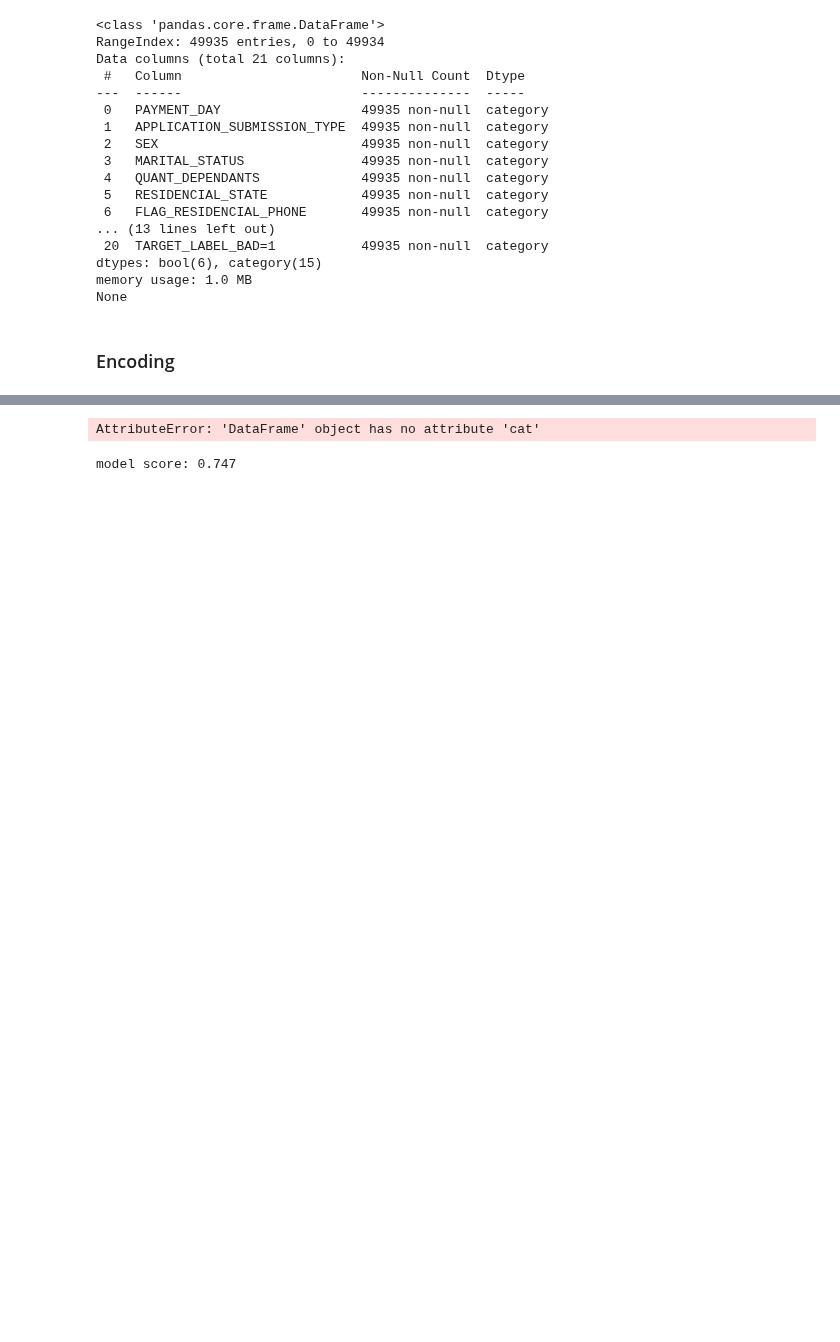
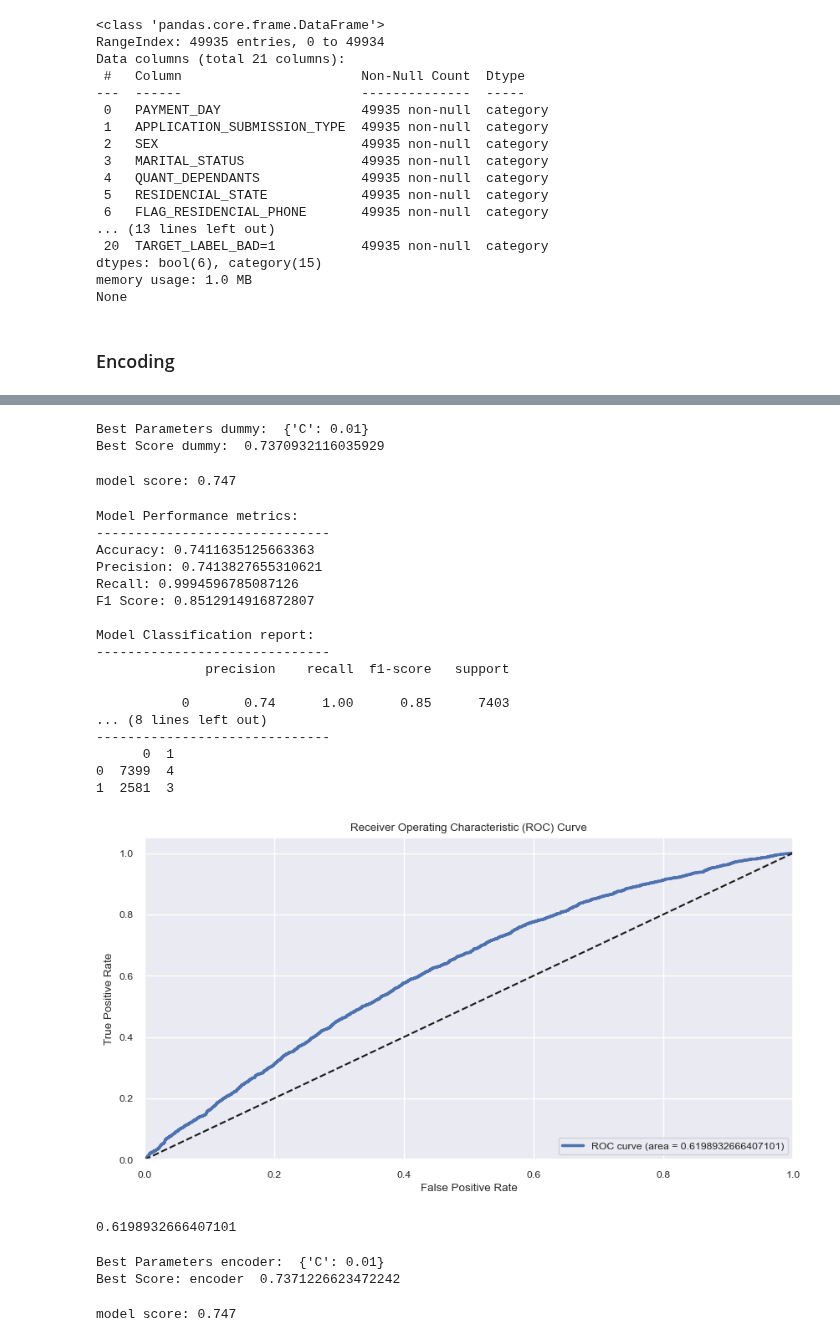
Before and after one commit to tutecode/credit-risk-analysis, a Jupyter notebook: src/notebooks/model_ml_model_dev_v0.ipynb, the cells around one changed output, grey strips where cells are left out. Saved outputs shown, nothing was run; the diff lists cells and outputs as text; code cells hidden in the pictures; blank space fills up the shorter version.

```diff
--- a/src/notebooks/model_ml_model_dev_v0.ipynb
+++ b/src/notebooks/model_ml_model_dev_v0.ipynb
@@ -116,25 +117,50 @@ import pandas as pd
+# %%
+# for dummies as encoder
+grid_search_dum = GridSearchCV(model_lr, param_grid, cv=5) # create a grid search object for dummy
+grid_search_dum.fit(X_train_dum, y_train_dum) # fit the grid search object to the data (dummy)
+
+# print the best parameters and score
+print("Best Parameters dummy: ", grid_search_dum.best_params_)
+print("Best Score dummy: ", grid_search_dum.best_score_)
+# %% [output]
+Best Parameters dummy:  {'C': 0.01}
+Best Score dummy:  0.7370932116035929
+# %%
+print("model score: %.3f" % grid_search_dum.score(X_val_dum, y_val_dum))
+y_hat = grid_search_dum.predict(X_test_dum)
+# %% [output]
+model score: 0.747
+# %%
+accuracy = evaluation.get_performance(y_hat, y_test_dum)
+evaluation.plot_roc(grid_search_dum, y_test_dum, X_test_dum)
+# %% [output]
+Model Performance metrics:
+------------------------------
+Accuracy: 0.7411635125663363
+Precision: 0.7413827655310621
+Recall: 0.9994596785087126
+F1 Score: 0.8512914916872807
+
+Model Classification report:
+------------------------------
+              precision    recall  f1-score   support
+
+           0       0.74      1.00      0.85      7403
+... (8 lines left out)
+------------------------------
+      0  1
+0  7399  4
+1  2581  3
+[figure, added]
+0.6198932666407101
 # %%
-# logistic regression: define the parameter grid to search over
-param_grid = {
-    'C': [0.01, 0.1, 1, 10]
-}
-
-# y_train_dum = y_train_dum.astype('category')
-# y_train_dum_numeric = y_train_dum.cat.codes
-# # X_train_dum = X_train_dum.astype('category')
-# grid_search_dum = GridSearchCV(model_lr, param_grid, cv=5) # create a grid search object for dummy
-# grid_search_dum.fit(X_train_dum, y_train_dum_numeric) # fit the grid search object to the data (dummy)
-
 grid_search_enc = GridSearchCV(model_lr, param_grid, cv=5) # create a grid search object for encoder
 grid_search_enc.fit(X_train_enc, y_train_enc) # fit the grid search object to the data (encoder)
-
-# # print the best parameters and score
-# print("Best Parameters dummy: ", grid_search_dum.best_params_)
-# print("Best Score dummy: ", grid_search_dum.best_score_)
 
 # print the best parameters and score
 print("Best Parameters encoder: ", grid_search_enc.best_params_)
 print("Best Score: encoder ", grid_search_enc.best_score_)
 # %% [output]
-AttributeError: 'DataFrame' object has no attribute 'cat'
+Best Parameters encoder:  {'C': 0.01}
+Best Score: encoder  0.7371226623472242
 # %%
```
Also changed, not shown: parts of 7 cells of this notebook, 2 other files.
